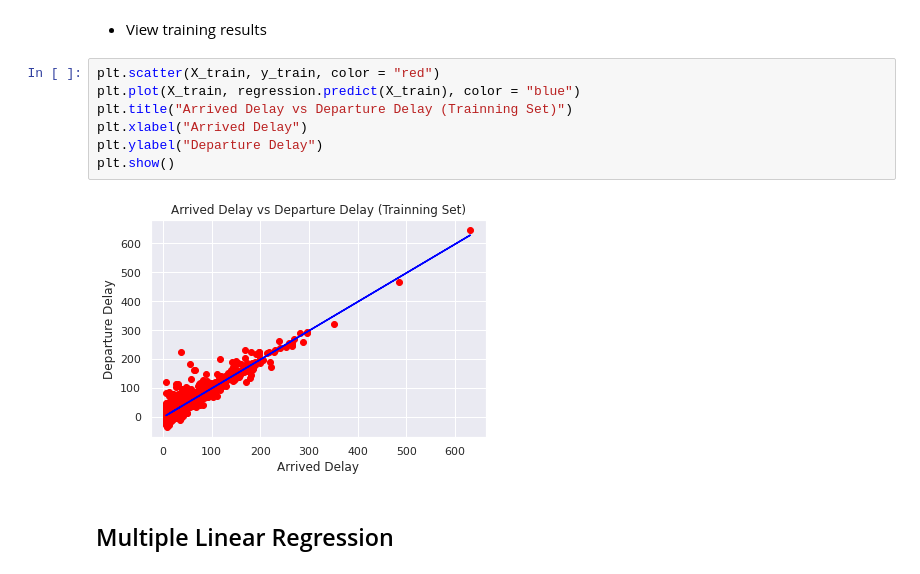
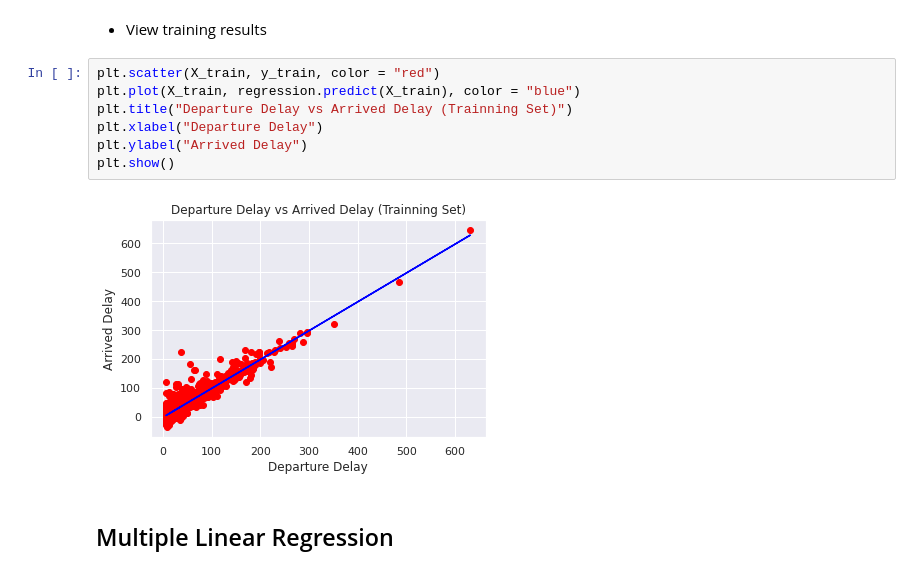
Before and after one commit to jesussantana/Supervised-Regression, a Jupyter notebook: notebooks/Sprint_12_Supevised_Regression.ipynb, the cells around one changed output. Drawn from its saved outputs; the diff is of its cells as text.

```diff
--- a/notebooks/Sprint_12_Supevised_Regression.ipynb
+++ b/notebooks/Sprint_12_Supevised_Regression.ipynb
@@ -147,12 +147,12 @@ array([  5.0935437 ,  91.8620894 ,  27.03501503,  24.04299621,
 # %%
 plt.scatter(X_train, y_train, color = "red")
 plt.plot(X_train, regression.predict(X_train), color = "blue")
-plt.title("Arrived Delay vs Departure Delay (Trainning Set)")
-plt.xlabel("Arrived Delay")
-plt.ylabel("Departure Delay")
+plt.title("Departure Delay vs Arrived Delay (Trainning Set)")
+plt.xlabel("Departure Delay")
+plt.ylabel("Arrived Delay")
 plt.show()
 # %% [output]
-[figure, old version]
+[figure, new version]
 # %% [markdown]
 ## Multiple Linear Regression
 # %%
```
Also changed, not shown: parts of 7 cells of this notebook.
